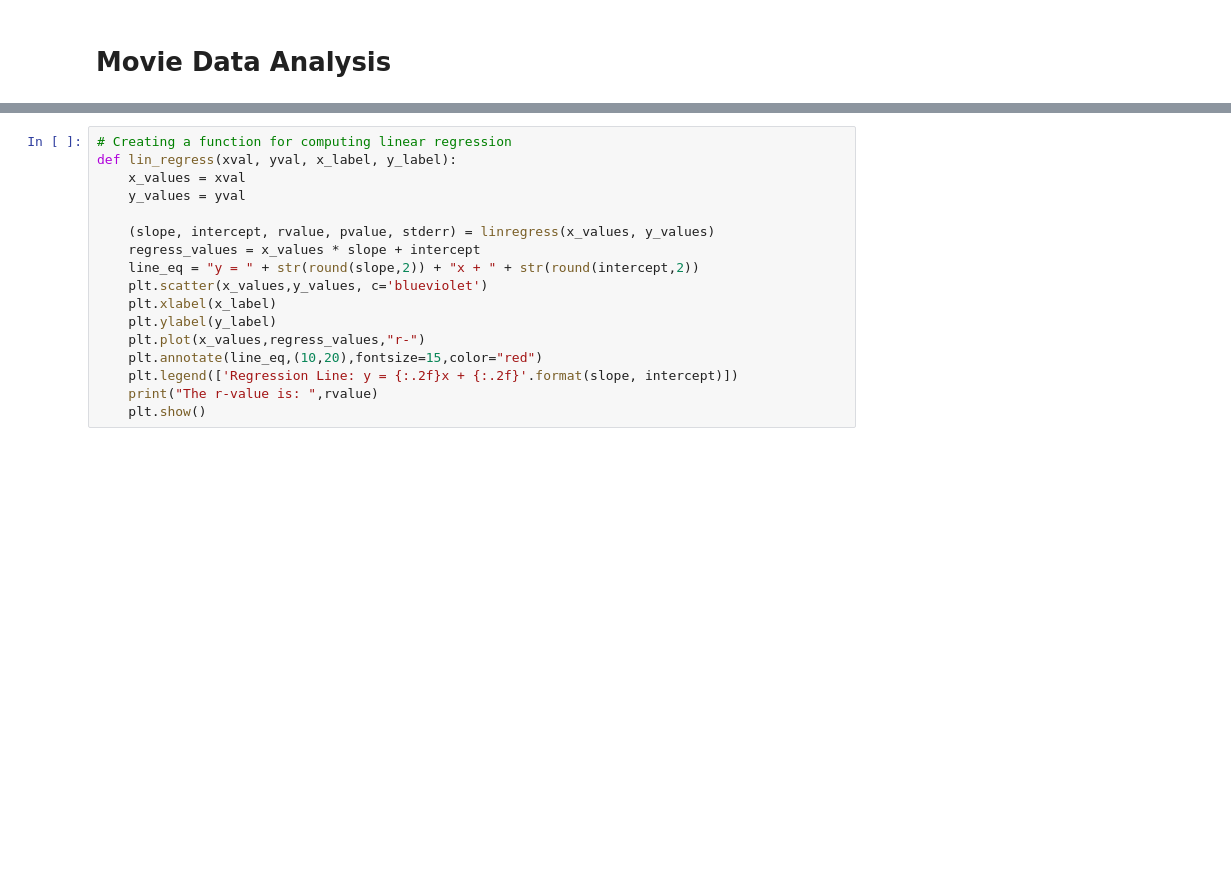
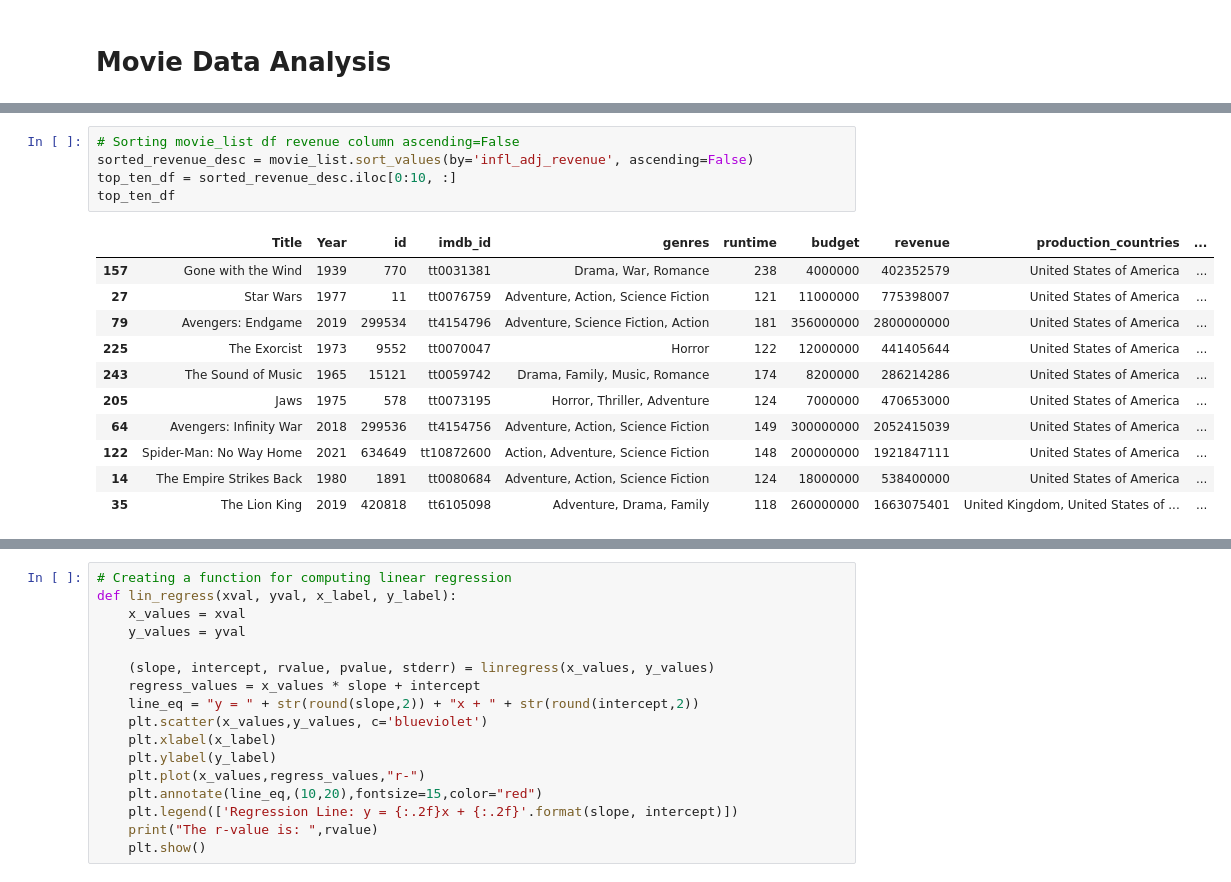
Before and after one commit to Mitajoshi/BC-Project-1, a Jupyter notebook: movie_analysis.ipynb, the cells around one changed output, grey strips where cells are left out. Saved outputs shown, nothing was run; the diff lists cells and outputs as text; blank space fills up the shorter version.

```diff
--- a/movie_analysis.ipynb
+++ b/movie_analysis.ipynb
@@ -451,3 +502,20 @@ movie_list
 | 248 | The Help | 2011 | 50014 | tt1454029 | Drama | 146 | 25000000 | 216639112 | United States of America | ... |
 | 249 | Beauty and the Beast | 1991 | 10020 | tt0101414 | Romance, Family, Animation, Fantasy | 84 | 25000000 | 424967620 | United States of America | ... |
 221 rows × 14 columns
+# %%
+# Sorting movie_list df revenue column ascending=False
+sorted_revenue_desc = movie_list.sort_values(by='infl_adj_revenue', ascending=False)
+top_ten_df = sorted_revenue_desc.iloc[0:10, :]
+top_ten_df
+# %% [output]
+|  | Title | Year | id | imdb_id | genres | runtime | budget | revenue | production_countries | ... |
+| 157 | Gone with the Wind | 1939 | 770 | tt0031381 | Drama, War, Romance | 238 | 4000000 | 402352579 | United States of America | ... |
+| 27 | Star Wars | 1977 | 11 | tt0076759 | Adventure, Action, Science Fiction | 121 | 11000000 | 775398007 | United States of America | ... |
+| 79 | Avengers: Endgame | 2019 | 299534 | tt4154796 | Adventure, Science Fiction, Action | 181 | 356000000 | 2800000000 | United States of America | ... |
+| 225 | The Exorcist | 1973 | 9552 | tt0070047 | Horror | 122 | 12000000 | 441405644 | United States of America | ... |
+| 243 | The Sound of Music | 1965 | 15121 | tt0059742 | Drama, Family, Music, Romance | 174 | 8200000 | 286214286 | United States of America | ... |
+| 205 | Jaws | 1975 | 578 | tt0073195 | Horror, Thriller, Adventure | 124 | 7000000 | 470653000 | United States of America | ... |
+| 64 | Avengers: Infinity War | 2018 | 299536 | tt4154756 | Adventure, Action, Science Fiction | 149 | 300000000 | 2052415039 | United States of America | ... |
+| 122 | Spider-Man: No Way Home | 2021 | 634649 | tt10872600 | Action, Adventure, Science Fiction | 148 | 200000000 | 1921847111 | United States of America | ... |
+| 14 | The Empire Strikes Back | 1980 | 1891 | tt0080684 | Adventure, Action, Science Fiction | 124 | 18000000 | 538400000 | United States of America | ... |
+| 35 | The Lion King | 2019 | 420818 | tt6105098 | Adventure, Drama, Family | 118 | 260000000 | 1663075401 | United Kingdom, United States of ... | ... |
```
Also changed, not shown: parts of 7 cells of this notebook.
